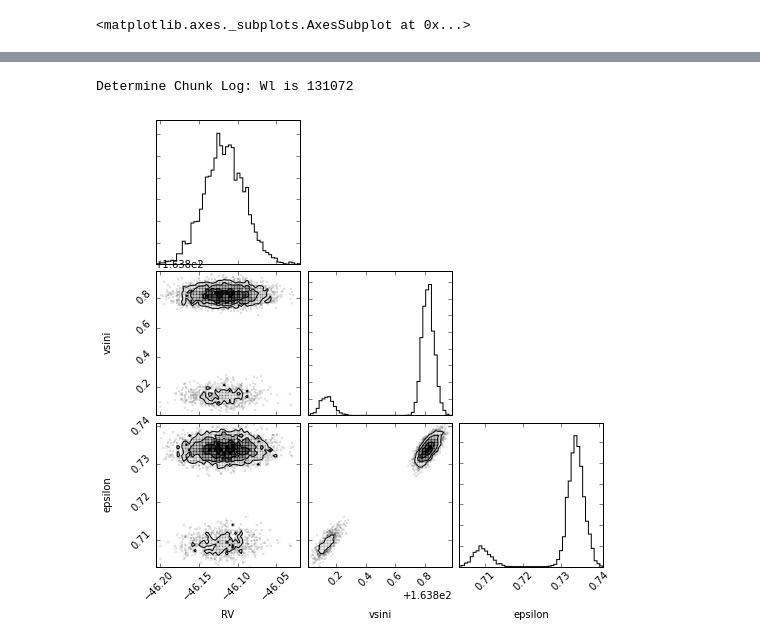
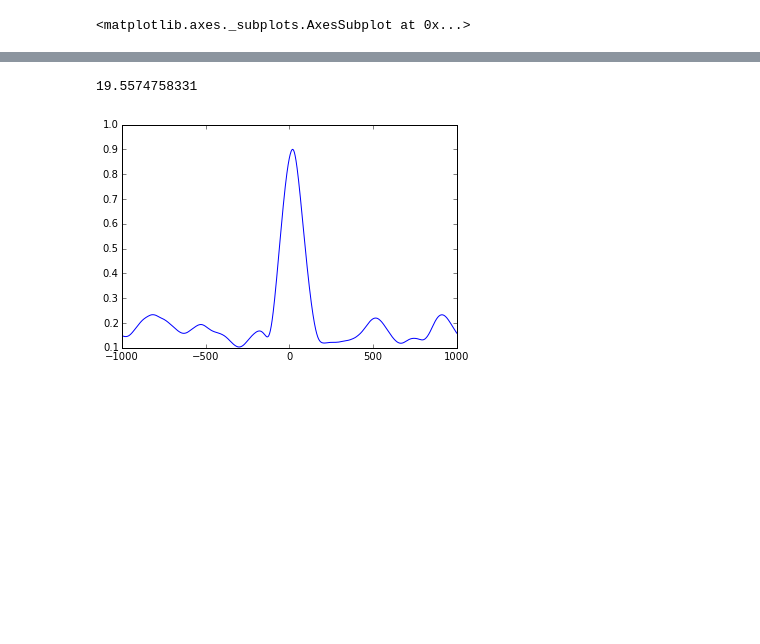
Before and after one commit to kgullikson88/Chiron-Scripts, a Jupyter notebook: MeasureRV.ipynb, the cells around one changed output, grey strips where cells are left out. Cells and saved outputs as stored; diff of their text form; code cells hidden in the pictures; blank space fills up the shorter version.

```diff
--- a/MeasureRV.ipynb
+++ b/MeasureRV.ipynb
@@ -257,13 +139,15 @@ for order in flattened_orders:
-# %%
-# Fit the RV to the flattened spectrum
-flat_fitter = Fitters.RVFitter(flattened_orders, model_library=hdf5_filename,
-                               T=7364.2, logg=3.330, feh=0.0)
-flat_fitter.fit(backend='multinest', n_live_points=1000, basename='RVFitter/HIP85537_20140514-', overwrite=False)
-# %% [output]
-Determine Chunk Log: Wl is 131072
-# %%
-%matplotlib inline
-flat_fitter.triangle()
-# %% [output]
-[figure, removed]
+# %%
+import Correlate
+import DataStructures
+
+orders = [DataStructures.xypoint(x=x, y=y) for x, y in zip(fitter.x, fitter.y)]
+ccf = Correlate.GetCCF(orders, fitter.model_spec, vsini=100, resolution=80000, addmode='ml')
+corr = ccf['CCF']
+
+%matplotlib inline
+plt.plot(corr.x, corr.y)
+print(corr.x[np.argmax(corr.y)])
+# %% [output]
+19.5574758331
+[figure, added]
 # %%
```
Also changed, not shown: parts of 25 cells of this notebook.
